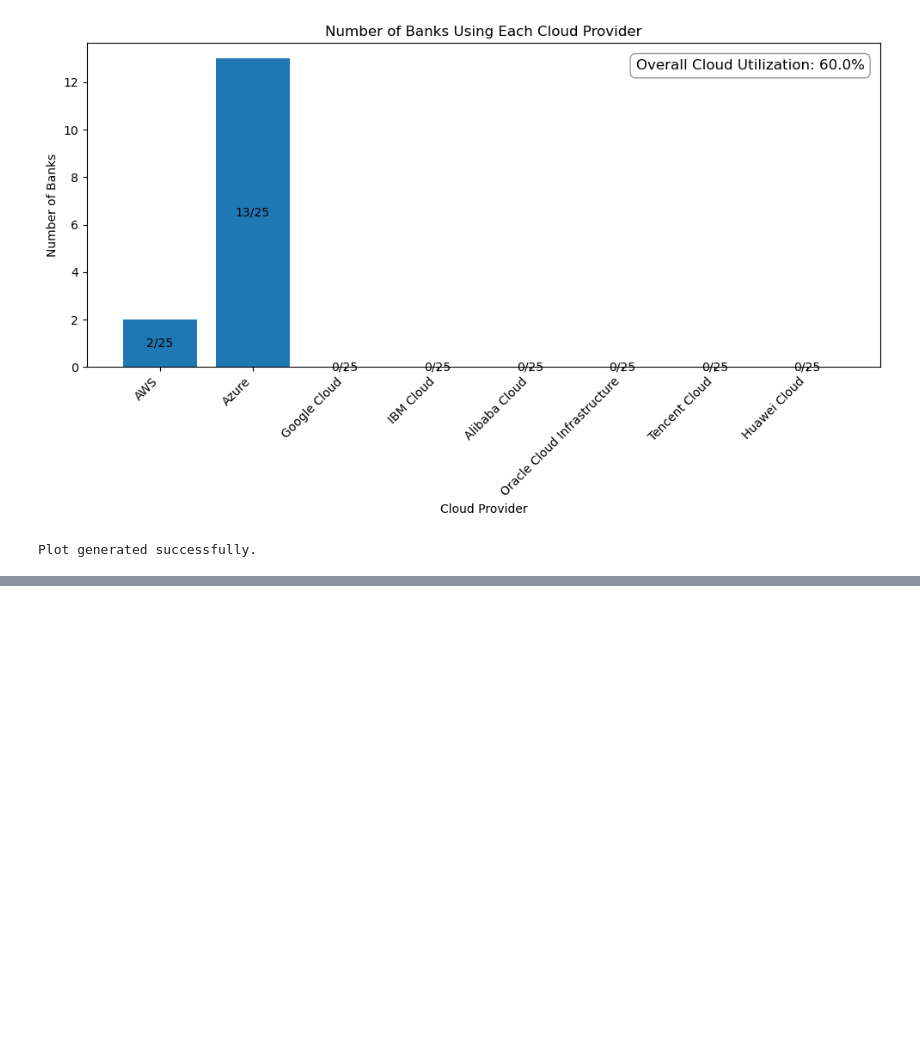
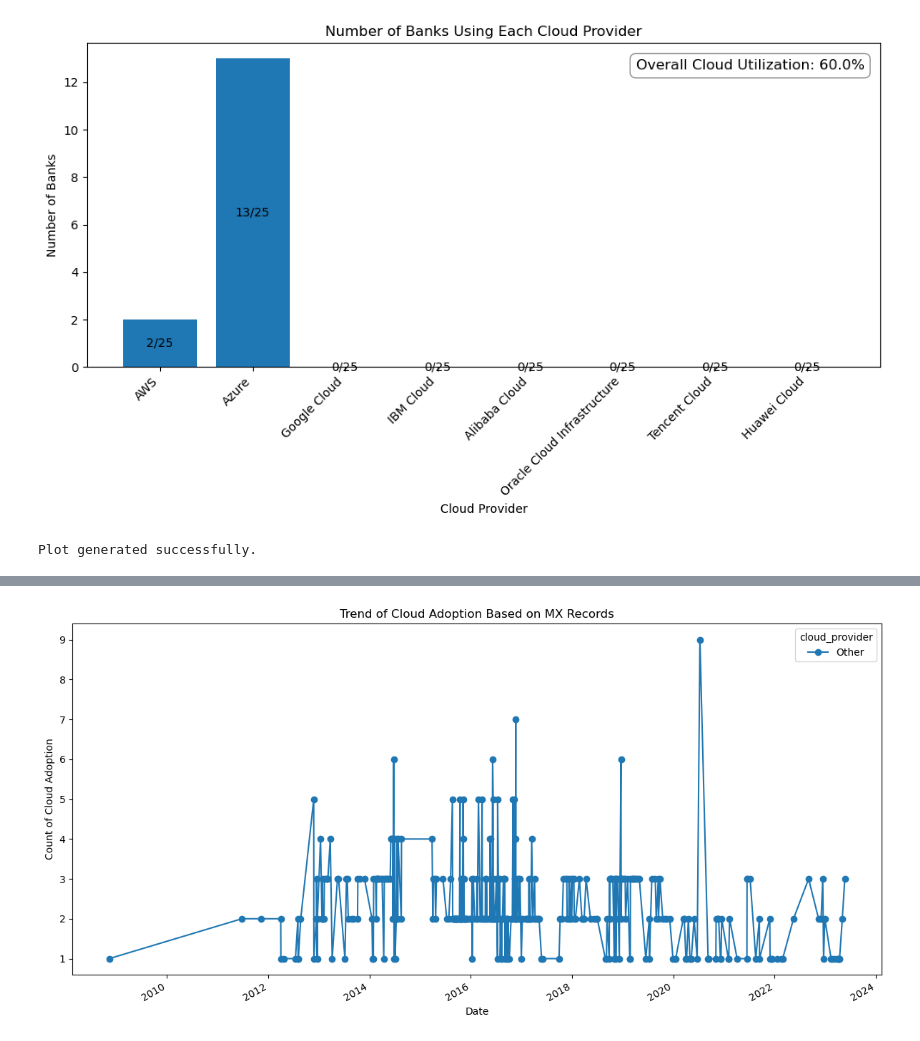
Before and after one commit to hacktivism-github/Measuring-Cloud-Adoption-AO, a Jupyter notebook: notebook7c17c2e440.ipynb, the cells around one changed output, grey strips where cells are left out. Cells and saved outputs as stored; diff of their text form; code cells hidden in the pictures; blank space fills up the shorter version.

```diff
--- a/notebook7c17c2e440.ipynb
+++ b/notebook7c17c2e440.ipynb
@@ -439,0 +418,94 @@ with open('/kaggle/input/historicalmxrecordsbancoyetuao/historical_mx_records_ba
+# %%
+import json
+import pandas as pd
+import matplotlib.pyplot as plt
+
+# Define a dictionary to map cloud providers to their aliases
+major_cloud_providers = {
+    "Amazon Web Services (AWS)": ["Amazon", "AWS", "Amazon Web Services"],
+    "Microsoft Azure": ["Azure", "Microsoft Azure"],
+    "Google Cloud Platform (GCP)": ["Google Cloud", "GCP", "Google Cloud Platform"],
+    # Add other cloud providers and their aliases here
+}
+
+def map_cloud_provider(org_name):
+    for provider, aliases in major_cloud_providers.items():
+        if org_name in aliases:
+            return provider
+    return "Other"
+
+def plot_cloud_adoption_trend(data, company_name):
+    # Extract the records from the JSON data
+    records = data.get('records', [])
+
+    # Prepare a list of dictionaries to store the data
+    mx_records_list = []
+
+    for record in records:
+        for value in record.get('values', []):
+            entry = {
+                'date': record.get('first_seen', 'N/A'),
+                'provider': value.get('host', 'N/A'),
+                'company_name': company_name  # Add company_name to each entry
+            }
+            mx_records_list.append(entry)
+
+    # Create a DataFrame from the list of dictionaries
+    df = pd.DataFrame(mx_records_list)
+
+    # Convert the 'date' column to datetime
+    df['date'] = pd.to_datetime(df['date'])
+
+    # Map cloud providers for each bank
+    df['cloud_provider'] = df['provider'].apply(map_cloud_provider)
+
+    return df
+
+# Combine all dataframes for different companies
+all_data = pd.DataFrame()
+
+# List of companies and their respective JSON files
+companies = [
+    ("Banco BAI", "/kaggle/input/historicalmxrecordsbancobai/historical_mx_records_bancobai.json"),
+    ("Banco BCH", "/kaggle/input/historicalmxrecordsbchcoao/historical_mx_records_bch.co.ao.json"),
+    ("Banco BCS", "/kaggle/input/historicalmxrecordsbancobcsao/historical_mx_records_bancobcs.ao.json"),
+    ("Banco BCI", "/kaggle/input/historicalmxrecordsbciao/historical_mx_records_bci.ao.json"),
+    ("BDA - Banco de Desenvolvimento de Angola", "/kaggle/input/historicalmxrecordsbdaao/historical_mx_records_bda.ao.json"),
+    ("Banco Económico", "/kaggle/input/historicalmxrecordsbancoeconomicoao/historical_mx_records_bancoeconomico.ao.json"),
+    ("Banco BIC", "/kaggle/input/historicalmxrecordsbancobicao/historical_mx_records_bancobic.ao.json"),
+    ("Banco BNI", "/kaggle/input/historicalmxrecordsbniao/historical_mx_records_bni.ao.json"),
+    ("Banco Millennium Atlântico", "/kaggle/input/historicalmxrecordsatlanticoao/historical_mx_records_atlantico.ao.json"),
+    ("Banco Keve", "/kaggle/input/historicalmxrecordsbancokeveao/historical_mx_records_bancokeve.ao.json"),
+    ("Finibanco", "/kaggle/input/historicalmxrecordsfinibancocoao/historical_mx_records_finibanco.co.ao.json"),
+    ("Standard Bank", "/kaggle/input/historicalmxrecordsstandardbankcoao/historical_mx_records_standardbank.co.ao.json"),
+    ("Banco Sol", "/kaggle/input/historicalmxrecordsbancosolao/historical_mx_records_bancosol.ao.json"),
+    ("Standard Chartered Bank Angola", "/kaggle/input/historicalmxrecordssccom/historical_mx_records_sc.com.json"),
+    ("Banco Yetu", "/kaggle/input/historicalmxrecordsbancoyetuao/historical_mx_records_bancoyetu.ao.json"),
+    # Add other companies here
+]
+
+for company_name, json_file in companies:
+    with open(json_file, 'r') as file:
+        company_data = json.load(file)
+        df = plot_cloud_adoption_trend(company_data, company_name)
+        all_data = pd.concat([all_data, df])
+
+# Remove rows with NaN values in the "cloud_provider" column
+all_data = all_data.dropna(subset=['cloud_provider'])
+
+# Group the data by date and cloud_provider, and calculate the count for each combination
+grouped_data = all_data.groupby(['date', 'cloud_provider']).size().reset_index(name='count')
+
+# Pivot the data to get cloud providers as columns
+pivot_data = grouped_data.pivot_table(index='date', columns='cloud_provider', values='count', fill_value=0)
+
+# Plot the line chart for the trend of cloud adoption
+plt.figure(figsize=(12, 6))
+pivot_data.plot(kind='line', marker='o', ax=plt.gca())
+plt.xlabel('Date')
+plt.ylabel('Count of Cloud Adoption')
+plt.title('Trend of Cloud Adoption Based on MX Records')
+plt.tight_layout()
+plt.show()
+# %% [output]
+[figure, added]
```
Also changed, not shown: parts of 9 cells of this notebook.
